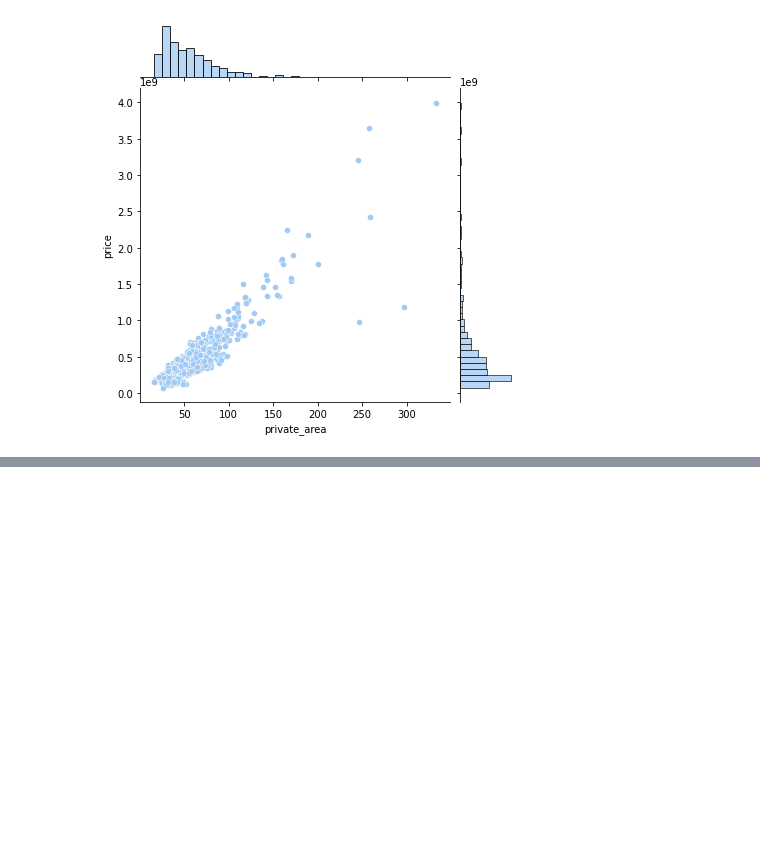
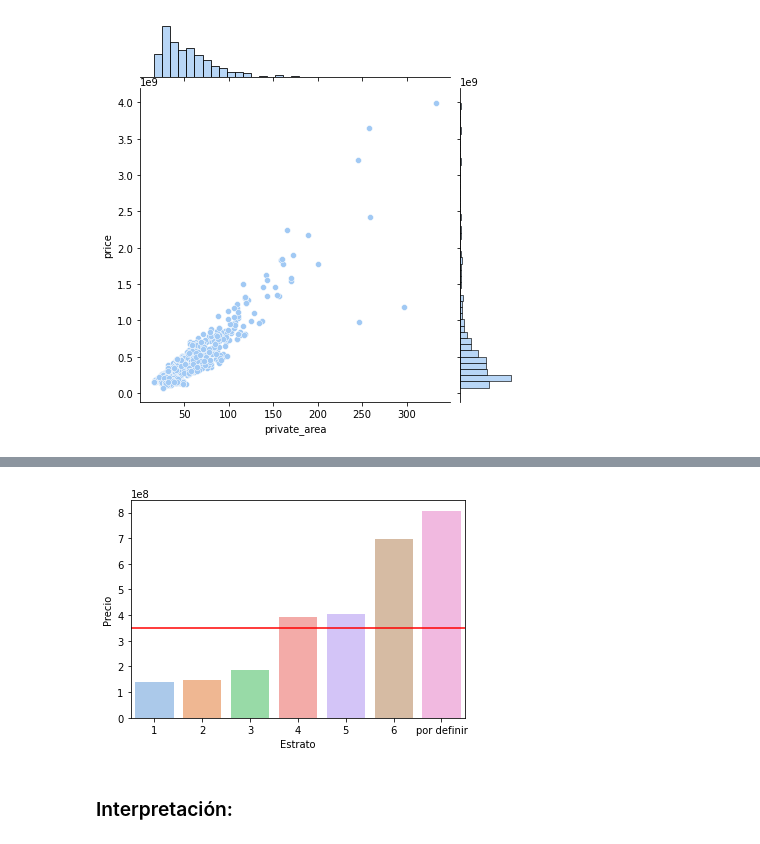
Before and after one commit to diegoestradamd/real_estate_analysis, a Jupyter notebook: main.ipynb, the cells around one changed output, grey strips where cells are left out. Cells and saved outputs as stored; diff of their text form; code cells hidden in the pictures; blank space fills up the shorter version.

```diff
--- a/main.ipynb
+++ b/main.ipynb
@@ -365,0 +442,5 @@ plt.show()
+# %%
+price_by_stratum = projects.groupby(['stratum'])['price'].median().sort_values()
+price_by_stratum = price_by_stratum.to_frame()
+price_by_stratum.index = ['1', '2', '3', '4', '5', '6', 'por definir']
+price_by_stratum
@@ -365,0 +456,10 @@ plt.show()
+# %%
+sns.barplot(data=price_by_stratum, x=price_by_stratum.index, y='price')
+plt.axhline(median_price, c='r')
+plt.xlabel('Estrato')
+plt.ylabel('Precio')
+plt.show()
+# %% [output]
+[figure, added]
+# %% [markdown]
+### Interpretación:
```
Also changed, not shown: parts of 11 cells of this notebook.
